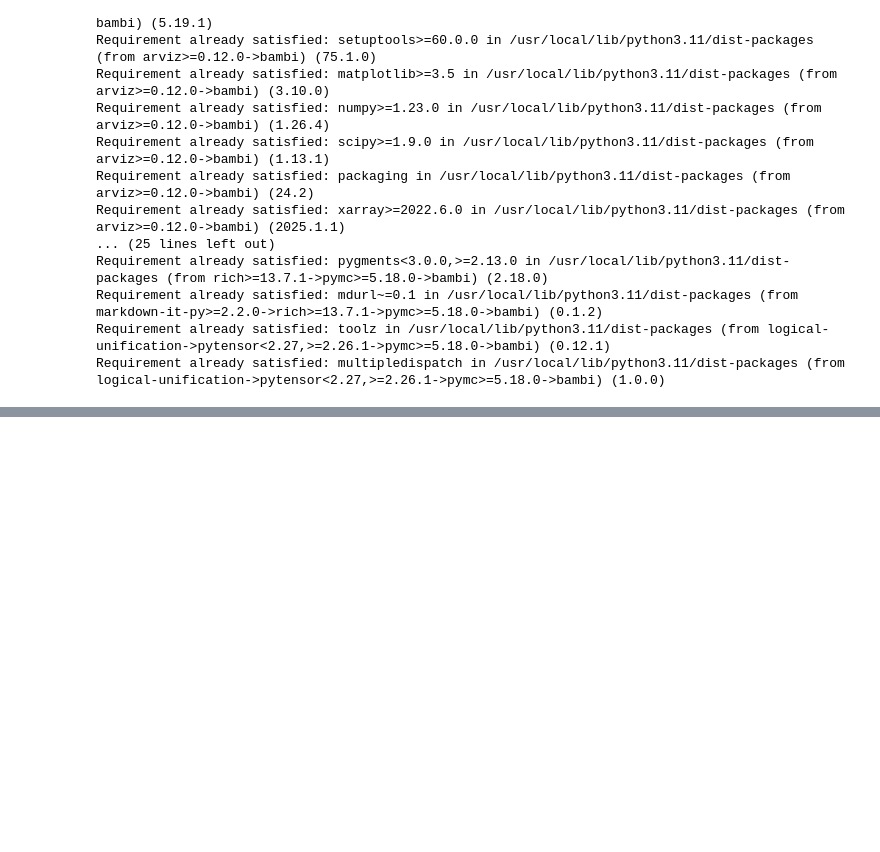
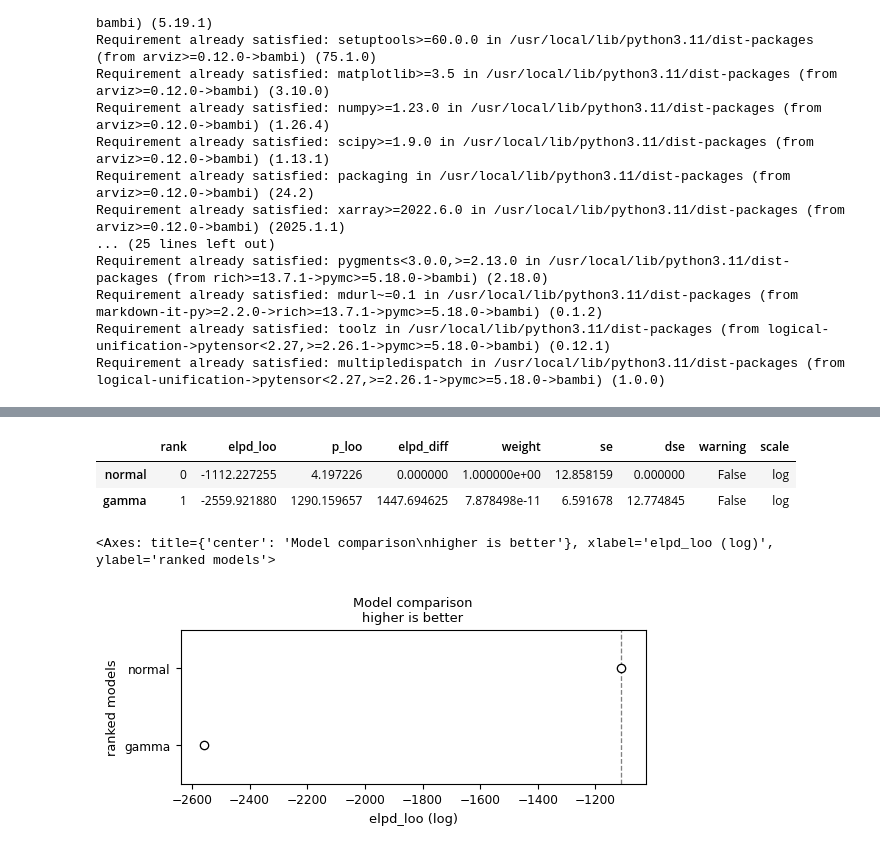
Before and after one commit to rheazh/Data-Analysis, a Jupyter notebook: Unit6_Project.ipynb, the cells around one changed output, grey strips where cells are left out. Saved outputs shown, nothing was run; the diff lists cells and outputs as text; code cells hidden in the pictures; blank space fills up the shorter version.

```diff
--- a/Unit6_Project.ipynb
+++ b/Unit6_Project.ipynb
@@ -284,0 +500,20 @@ bmb.interpret.plot_predictions(model_heart_bmb, idata_heart_bmb, ["MaxHR", "Chol
+# %%
+with pm.Model() as model_mhd2:
+
+    # Priors for the linear part of the model
+    α = pm.Normal("α", mu=0, sigma=1)  # Intercept
+    β0 = pm.Normal("β0", mu=0, sigma=10)  # Coefficient for Age
+    β1 = pm.Normal("β1", mu=0, sigma=10)  # Coefficient for Max Heart Rate
+    β2 = pm.Normal("β2", mu=0, sigma=10)  # Coefficient for Cholesterol
+
+    # Linear part of the model
+    μ = α + β0 * heart_df_filtered.Age + β1 * heart_df_filtered.MaxHR + β2 * heart_df_filtered.Cholesterol
+
+    # Prior for the standard deviation
+    σ = pm.HalfNormal("σ", sigma=10)
+
+    # Likelihood (Normal distribution for resting blood pressure)
+    y_pred = pm.Normal("y", mu=μ, sigma=σ, observed=heart_df_filtered.RestBP)
+
+    # Sample from the posterior
+    idata_mhd2 = pm.sample(idata_kwargs={"log_likelihood": True})
@@ -284,0 +536,15 @@ bmb.interpret.plot_predictions(model_heart_bmb, idata_heart_bmb, ["MaxHR", "Chol
+# %%
+#cmp_df stands for compare dataframe
+cmp_df2 = az.compare( {"normal":idata_mhd2,"gamma":idata_ghd2} )
+
+#0 is the best rank; we want a lower elpd_loo
+cmp_df2
+# %% [output]
+|  | rank | elpd_loo | p_loo | elpd_diff | weight | se | dse | warning | scale |
+| normal | 0 | -1112.227255 | 4.197226 | 0.000000 | 1.000000e+00 | 12.858159 | 0.000000 | False | log |
+| gamma | 1 | -2559.921880 | 1290.159657 | 1447.694625 | 7.878498e-11 | 6.591678 | 12.774845 | False | log |
+# %%
+az.plot_compare(cmp_df2)
+# %% [output]
+<Axes: title={'center': 'Model comparison\nhigher is better'}, xlabel='elpd_loo (log)', ylabel='ranked models'>
+[figure, added]
```
Also changed, not shown: parts of 46 cells of this notebook.
